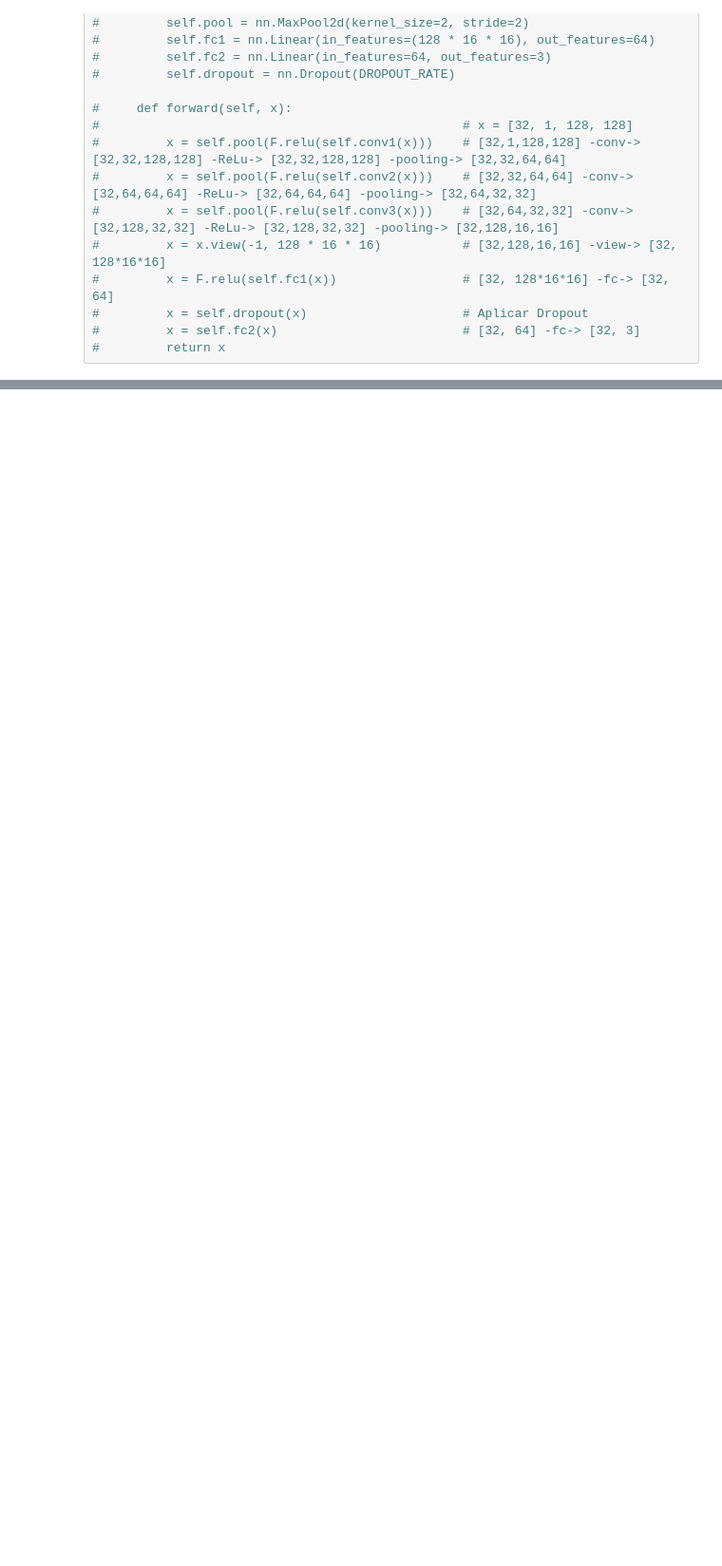
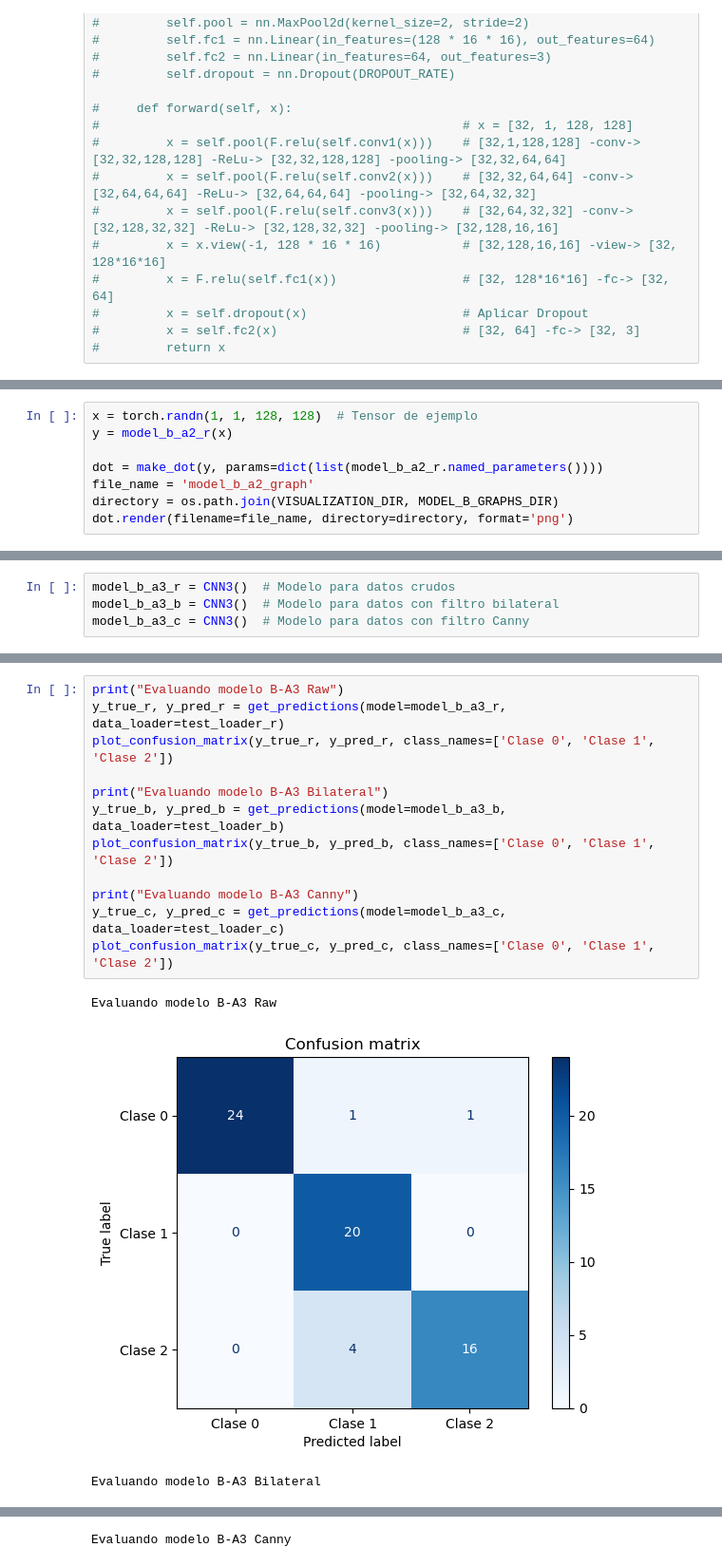
Before and after one commit to MajinLoop/IC6200_AI_P2, a Jupyter notebook: src/model_b.ipynb, the cells around one changed output, grey strips where cells are left out. Shown at 95% size. Saved outputs shown, nothing was run; the diff lists cells and outputs as text; blank space fills up the shorter version.

```diff
--- a/src/model_b.ipynb
+++ b/src/model_b.ipynb
@@ -550,0 +670,8 @@ Accuracy of the model on the test images: 77.27%
+# %%
+x = torch.randn(1, 1, 128, 128)  # Tensor de ejemplo
+y = model_b_a2_r(x)
+
+dot = make_dot(y, params=dict(list(model_b_a2_r.named_parameters())))
+file_name = 'model_b_a2_graph'
+directory = os.path.join(VISUALIZATION_DIR, MODEL_B_GRAPHS_DIR)
+dot.render(filename=file_name, directory=directory, format='png')
@@ -550,0 +819,4 @@ Accuracy of the model on the test images: 77.27%
+# %%
+model_b_a3_r = CNN3()  # Modelo para datos crudos
+model_b_a3_b = CNN3()  # Modelo para datos con filtro bilateral
+model_b_a3_c = CNN3()  # Modelo para datos con filtro Canny
@@ -550,0 +893,16 @@ Accuracy of the model on the test images: 77.27%
+# %%
+print("Evaluando modelo B-A3 Raw")
+y_true_r, y_pred_r = get_predictions(model=model_b_a3_r, data_loader=test_loader_r)
+plot_confusion_matrix(y_true_r, y_pred_r, class_names=['Clase 0', 'Clase 1', 'Clase 2'])
+
+print("Evaluando modelo B-A3 Bilateral")
+y_true_b, y_pred_b = get_predictions(model=model_b_a3_b, data_loader=test_loader_b)
+plot_confusion_matrix(y_true_b, y_pred_b, class_names=['Clase 0', 'Clase 1', 'Clase 2'])
+
+print("Evaluando modelo B-A3 Canny")
+y_true_c, y_pred_c = get_predictions(model=model_b_a3_c, data_loader=test_loader_c)
+plot_confusion_matrix(y_true_c, y_pred_c, class_names=['Clase 0', 'Clase 1', 'Clase 2'])
+# %% [output]
+Evaluando modelo B-A3 Raw
+[figure, added]
+Evaluando modelo B-A3 Bilateral
@@ -550,0 +910 @@ Accuracy of the model on the test images: 77.27%
+Evaluando modelo B-A3 Canny
```
Also changed, not shown: parts of 60 cells of this notebook, 8 other files.
